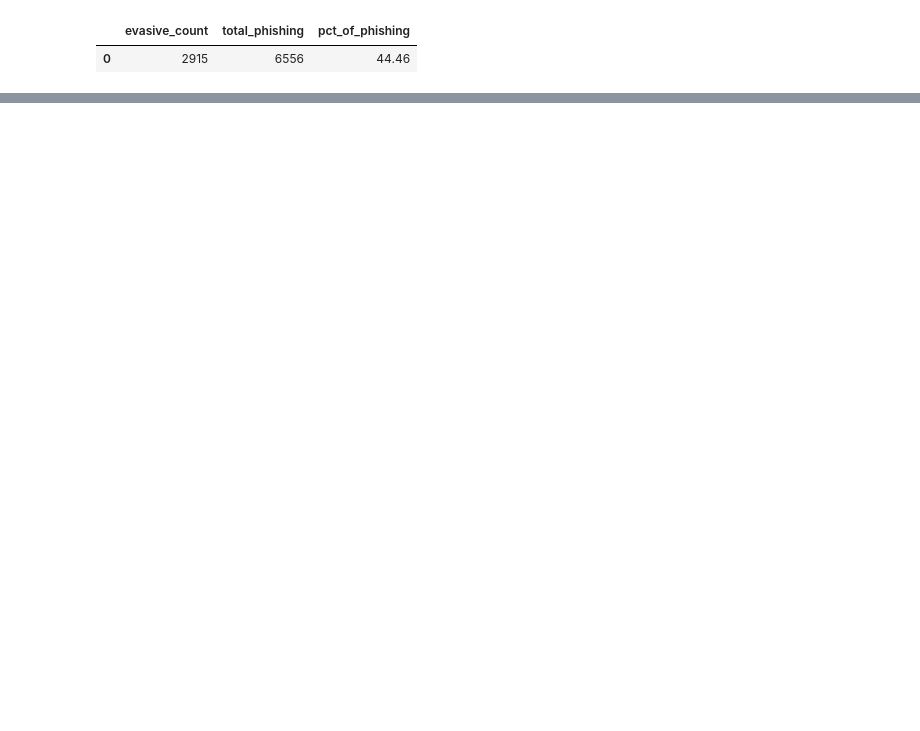
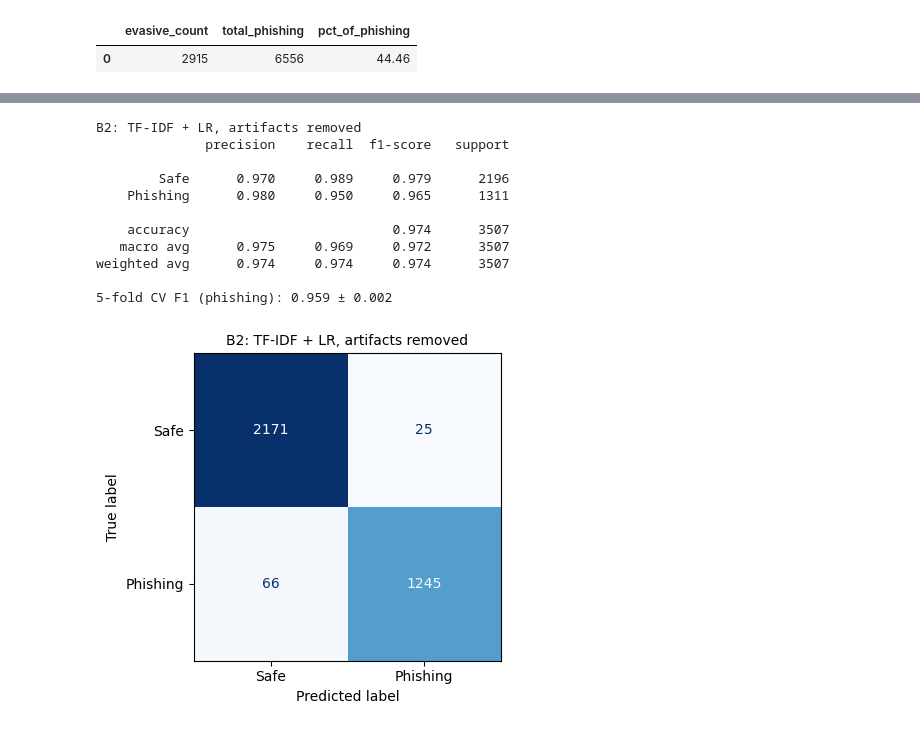
Before and after one commit to roshankumar1023/phishing-email-detection, a Jupyter notebook: notebooks/analysis.ipynb, the cells around one changed output, grey strips where cells are left out. Drawn from its saved outputs; the diff is of its cells as text; code cells hidden in the pictures; blank space fills up the shorter version.

```diff
--- a/notebooks/analysis.ipynb
+++ b/notebooks/analysis.ipynb
@@ -353,0 +540,21 @@ conn.close()
+# %%
+# Tokens that identify the SOURCE of an email rather than its content, picked from the
+# top-weighted terms above and further down the list:
+ARTIFACT_TOKENS = {
+    # Enron corpus: company, internal mail codes, location
+    "enron", "ect", "hou", "hpl", "houston",
+    # People who appear constantly in the Safe sources
+    "vince", "kaminski", "louise", "sally", "daren", "kevin", "dave", "david", "mark", "john",
+    # Mailing-list names, footers and archive sites
+    "spamassassin", "sightings", "razor", "exmh", "xent", "newsisfree", "mailman", "listinfo", "fork", "cnet", "url",
+    # Spam-corpus researcher name and text-encoding leftovers on the Phishing side
+    "paliourg", "utf",
+}
+
+def is_artifact(term):
+    # A term is an artifact if any word in it is a listed token or a pure number (years, phone codes, dates)
+    return any(word in ARTIFACT_TOKENS or word.isdigit() for word in term.split())
+
+for label, table in [("phishing", top_phish_b), ("safe", top_safe_b)]:
+    flagged = table[table["term"].apply(is_artifact)]["term"].tolist()
+    print(f"Top-20 {label} terms that are artifacts: {len(flagged)} -> {flagged}")
@@ -353,0 +568,18 @@ conn.close()
+# %%
+NAME_B2 = "B2: TF-IDF + LR, artifacts removed"
+artifact_stop_words = list(ENGLISH_STOP_WORDS.union(ARTIFACT_TOKENS))
+model_b2 = make_text_model(stop_words=artifact_stop_words, token_pattern=r"(?u)\b[a-zA-Z]{2,}\b")
+metrics_b2, pred_b2 = evaluate(NAME_B2, model_b2, X_train_text, X_test_text, "model_b2")
+# %% [output]
+B2: TF-IDF + LR, artifacts removed
+              precision    recall  f1-score   support
+
+        Safe      0.970     0.989     0.979      2196
+    Phishing      0.980     0.950     0.965      1311
+
+    accuracy                          0.974      3507
+   macro avg      0.975     0.969     0.972      3507
+weighted avg      0.974     0.974     0.974      3507
+
+5-fold CV F1 (phishing): 0.959 ± 0.002
+[figure, added]
```
Also changed, not shown: parts of 28 cells of this notebook, 6 other files.
